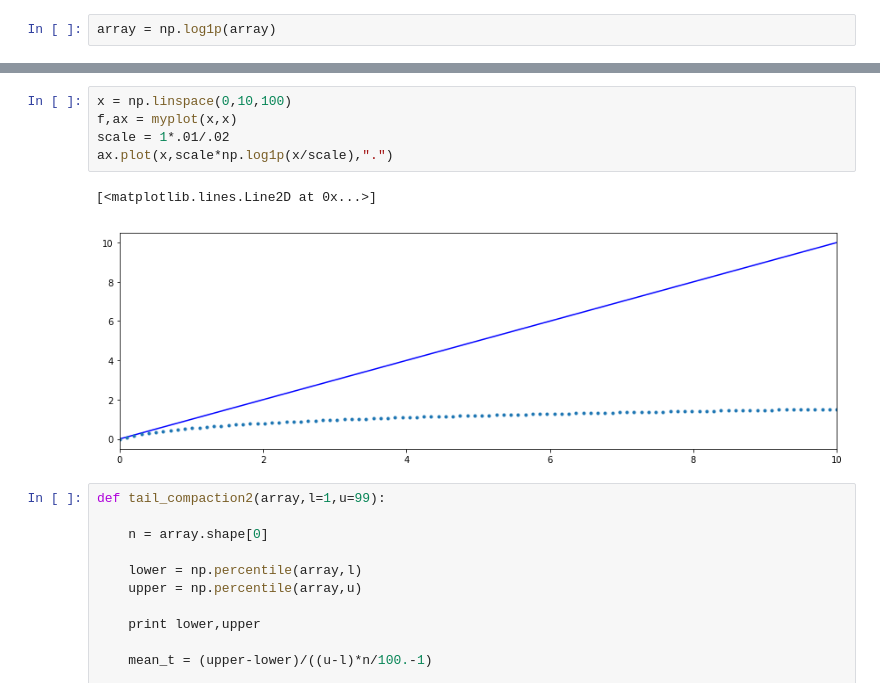
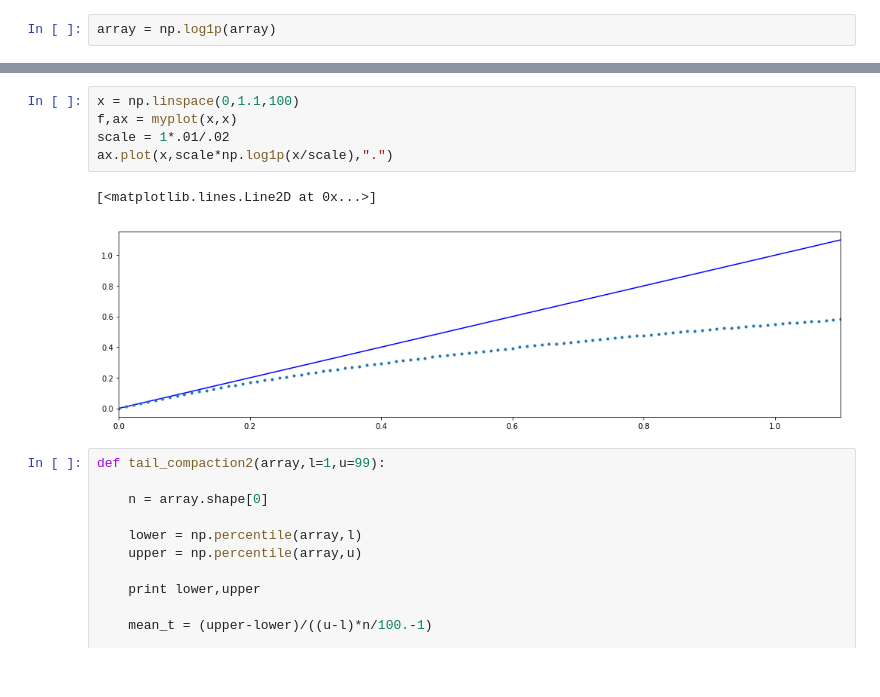
Before and after one commit to tiavlovskiegor24/CRG, a Jupyter notebook: HIV expression.ipynb, the cells around one changed output, grey strips where cells are left out. Saved outputs shown, nothing was run; the diff lists cells and outputs as text.

```diff
--- a/HIV expression.ipynb
+++ b/HIV expression.ipynb
@@ -132,11 +172,11 @@ plt.show()
 # %%
-x = np.linspace(0,10,100)
+x = np.linspace(0,1.1,100)
 f,ax = myplot(x,x)
 scale = 1*.01/.02
 ax.plot(x,scale*np.log1p(x/scale),".")
 # %% [output]
 [<matplotlib.lines.Line2D at 0x...>]
-[figure, old version]
+[figure, new version]
 # %%
 def tail_compaction2(array,l=1,u=99):
 
```
Also changed, not shown: parts of 19 cells of this notebook, 5 other files.
